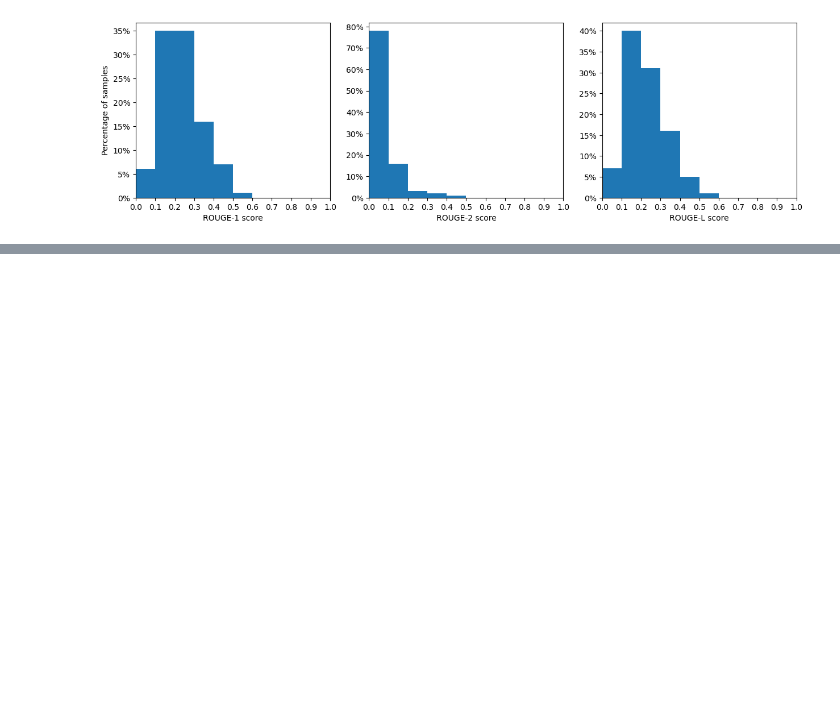
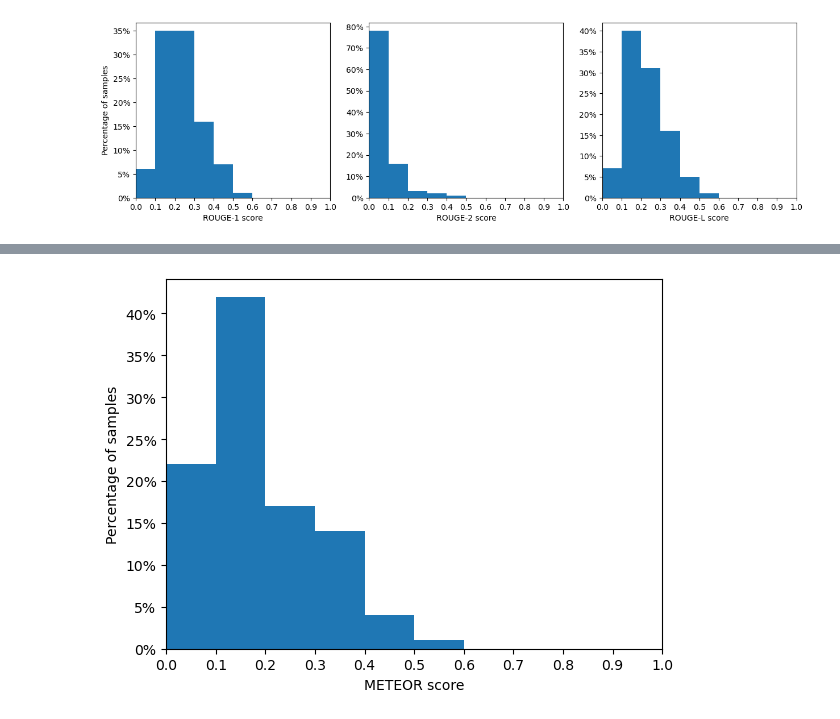
Before and after one commit to zs144/23fa-ece684-final-proj, a Jupyter notebook: method1_baseline.ipynb, the cells around one changed output, grey strips where cells are left out. Saved outputs shown, nothing was run; the diff lists cells and outputs as text; code cells hidden in the pictures; blank space fills up the shorter version.

```diff
--- a/method1_baseline.ipynb
+++ b/method1_baseline.ipynb
@@ -227,0 +323,19 @@ plt.show()
+# %%
+meteor_scores = []
+for i in range(len(samples)):
+    hyps_summary = summarize(samples['article'][i], 4)
+    refs_summary = samples['highlights'][i]
+    score = meteor_score(references=[refs_summary.split()],
+                               hypothesis=hyps_summary.split())
+    meteor_scores.append(score)
+# %%
+plt.hist(meteor_scores, bins=[0.1*i for i in range(11)],
+         weights=np.ones(len(meteor_scores))/len(meteor_scores))
+plt.gca().yaxis.set_major_formatter(PercentFormatter(xmax=1, decimals=0))
+plt.xlim(0, 1)
+plt.xticks([0.1*i for i in range(11)])
+plt.xlabel('METEOR score')
+plt.ylabel('Percentage of samples')
+plt.show()
+# %% [output]
+[figure, added]
```
Also changed, not shown: parts of 18 cells of this notebook.
